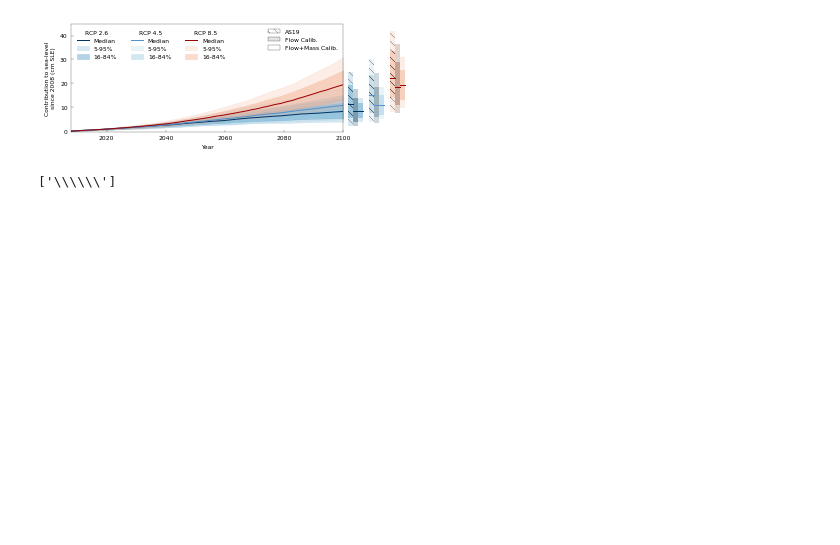
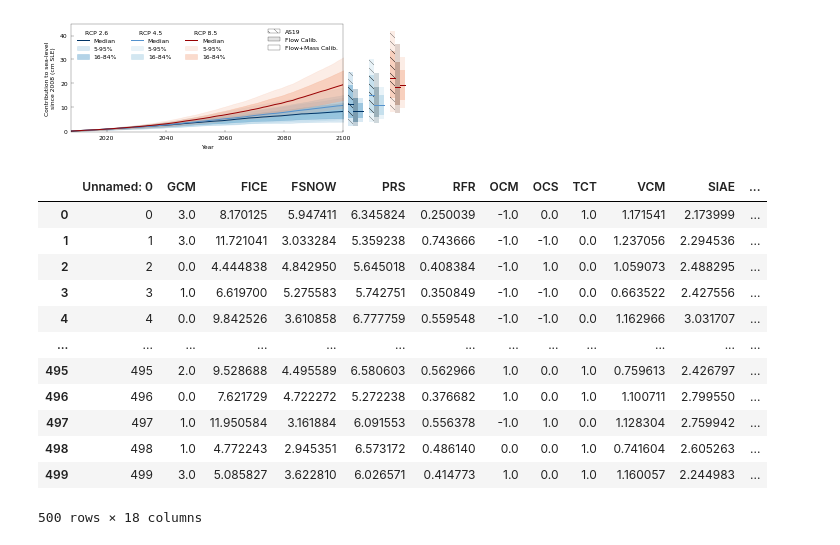
Before and after one commit to pism/pism-emulator, a Jupyter notebook: calibration/calibrate.ipynb, the cells around one changed output. Saved outputs shown, nothing was run; the diff lists cells and outputs as text; code cells hidden in the pictures; blank space fills up the shorter version.

```diff
--- a/calibration/calibrate.ipynb
+++ b/calibration/calibrate.ipynb
@@ -41,5 +42,22 @@ run calibrate-as19.py
 # %% [output]
 [figure]
 # %%
+df = pd.read_csv("../data/as19/aschwanden_et_al_2019_mc2_2008_norm.csv.gz")
-# %% [output]
-['\\\\\\']
+# %%
+df2 = pd.read_csv("../data/samples/lhs_plus_mc_samples_11_2021.csv")
+# %%
+df2
+# %% [output]
+|  | Unnamed: 0 | GCM | FICE | FSNOW | PRS | RFR | OCM | OCS | TCT | VCM | SIAE | ... |
+| 0 | 0 | 3.0 | 8.170125 | 5.947411 | 6.345824 | 0.250039 | -1.0 | 0.0 | 1.0 | 1.171541 | 2.173999 | ... |
+| 1 | 1 | 3.0 | 11.721041 | 3.033284 | 5.359238 | 0.743666 | -1.0 | -1.0 | 0.0 | 1.237056 | 2.294536 | ... |
+| 2 | 2 | 0.0 | 4.444838 | 4.842950 | 5.645018 | 0.408384 | -1.0 | 1.0 | 0.0 | 1.059073 | 2.488295 | ... |
+| 3 | 3 | 1.0 | 6.619700 | 5.275583 | 5.742751 | 0.350849 | -1.0 | -1.0 | 0.0 | 0.663522 | 2.427556 | ... |
+| 4 | 4 | 0.0 | 9.842526 | 3.610858 | 6.777759 | 0.559548 | -1.0 | -1.0 | 0.0 | 1.162966 | 3.031707 | ... |
+| ... | ... | ... | ... | ... | ... | ... | ... | ... | ... | ... | ... | ... |
+| 495 | 495 | 2.0 | 9.528688 | 4.495589 | 6.580603 | 0.562966 | 1.0 | 0.0 | 1.0 | 0.759613 | 2.426797 | ... |
+| 496 | 496 | 0.0 | 7.621729 | 4.722272 | 5.272238 | 0.376682 | 1.0 | 0.0 | 1.0 | 1.100711 | 2.799550 | ... |
+| 497 | 497 | 1.0 | 11.950584 | 3.161884 | 6.091553 | 0.556378 | -1.0 | 1.0 | 0.0 | 1.128304 | 2.759942 | ... |
+| 498 | 498 | 1.0 | 4.772243 | 2.945351 | 6.573172 | 0.486140 | 0.0 | 0.0 | 1.0 | 0.741604 | 2.605263 | ... |
+| 499 | 499 | 3.0 | 5.085827 | 3.622810 | 6.026571 | 0.414773 | 1.0 | 0.0 | 1.0 | 1.160057 | 2.244983 | ... |
+500 rows × 18 columns
```
Also changed, not shown: parts of 7 cells of this notebook, 1 other file.
